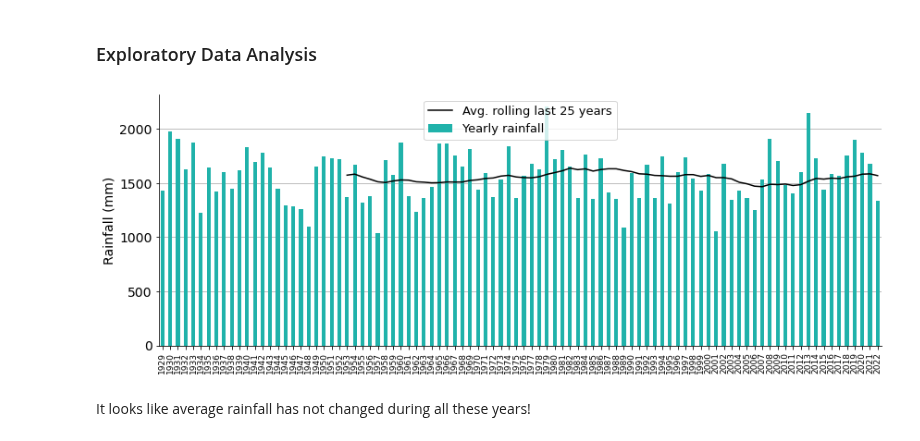
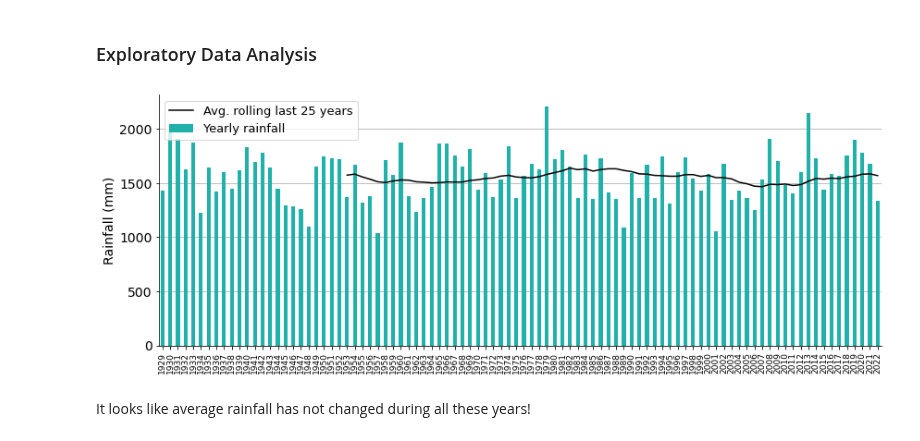
Before and after one commit to mikel-imaz/projects, a Jupyter notebook: _sources/notebooks/climate.ipynb, the cells around one changed output. Saved outputs shown, nothing was run; the diff lists cells and outputs as text; code cells hidden in the pictures.

```diff
--- a/_sources/notebooks/climate.ipynb
+++ b/_sources/notebooks/climate.ipynb
@@ -342,28 +344,28 @@ Let's check it out!
 # %%
 # Calculate yearly average rainfall
 yearly_rainfall = aemet_ss.groupby(aemet_ss.index.year)["rainfall"].sum().to_frame()
 yearly_rainfall_avg10 = yearly_rainfall.rolling(window=window).mean().reset_index(drop=True)
 
 # Plot
 fig, ax = plt.subplots(figsize=(14, 5))
 
 yearly_rainfall.plot(kind="bar", color='lightseagreen', ax=ax)
 yearly_rainfall_avg10.plot(kind="line", color='black', ax=ax)
 
 ax.grid(axis="y")
 ax.set_axisbelow(True)
 ax.tick_params(axis='x', labelsize=9, rotation=90)
 ax.tick_params(axis='y', labelsize=14)
 ax.set_title("", size=15)
 ax.set_xlabel("")
 ax.set_ylabel("Rainfall (mm)", size=14)
-ax.legend([f"Avg. rolling last {window} years", "Yearly rainfall"], fontsize=13)
+ax.legend([f"Avg. rolling last {window} years", "Yearly rainfall"],
+          loc='upper left', fontsize=13)
 sns.despine()
-# ax.set_ylim(0, 2500)
 
 plt.show()
 # %% [output]
-[figure, old version]
+[figure, new version]
 # %% [markdown]
 It looks like average rainfall has not changed during all these years!
 # %%
```
Also changed, not shown: parts of 4 cells of this notebook, 5 other files.
